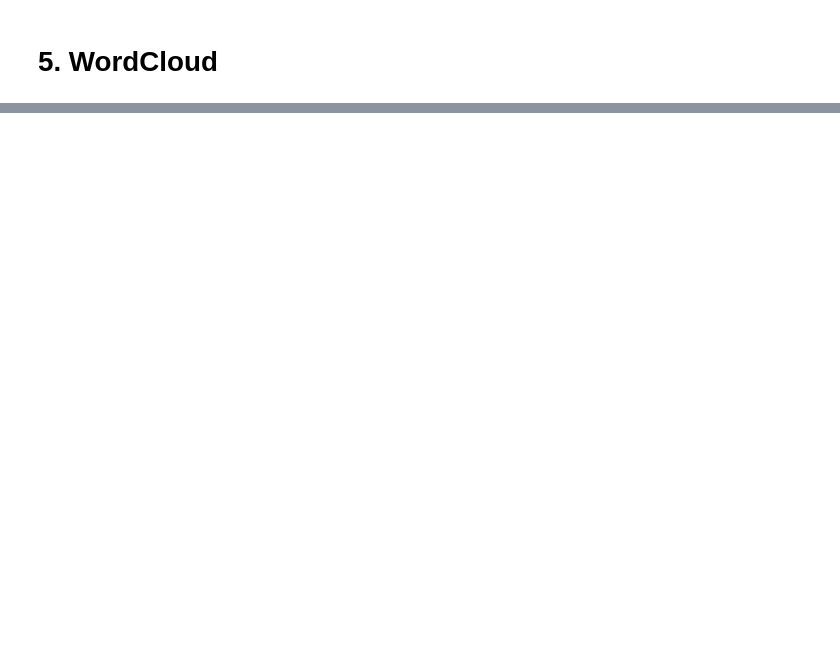
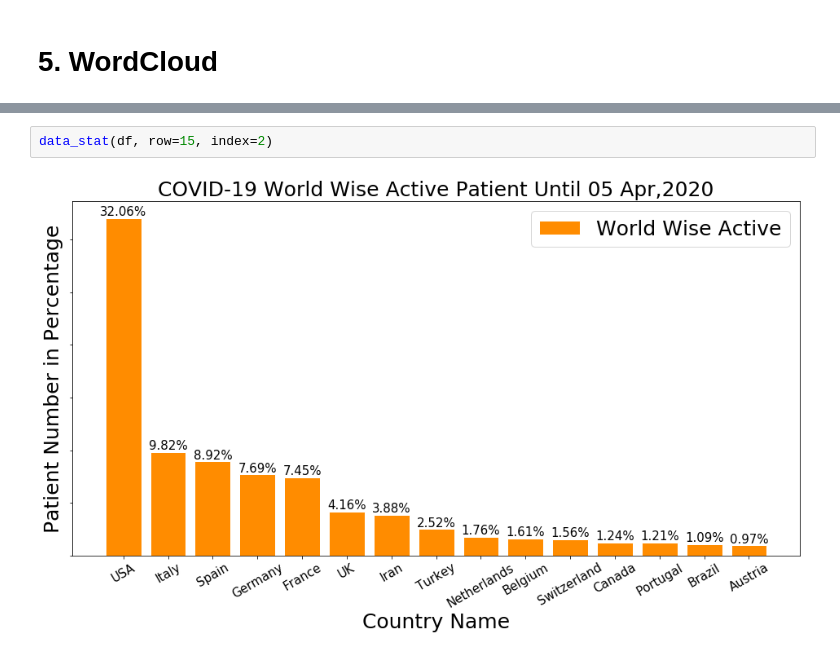
Before and after one commit to Mazhar004/python-data-visualization, a Jupyter notebook: Corona Affected Country/Corona statistics.ipynb, the cells around one changed output, grey strips where cells are left out. Drawn from its saved outputs; the diff is of its cells as text; blank space fills up the shorter version.

```diff
--- a/Corona Affected Country/Corona statistics.ipynb
+++ b/Corona Affected Country/Corona statistics.ipynb
@@ -203,0 +215,4 @@ data_stat(df_process, 3)
+# %%
+data_stat(df, row=15, index=2)
+# %% [output]
+[figure, added]
```
Also changed, not shown: parts of 23 cells of this notebook, 9 other files.
